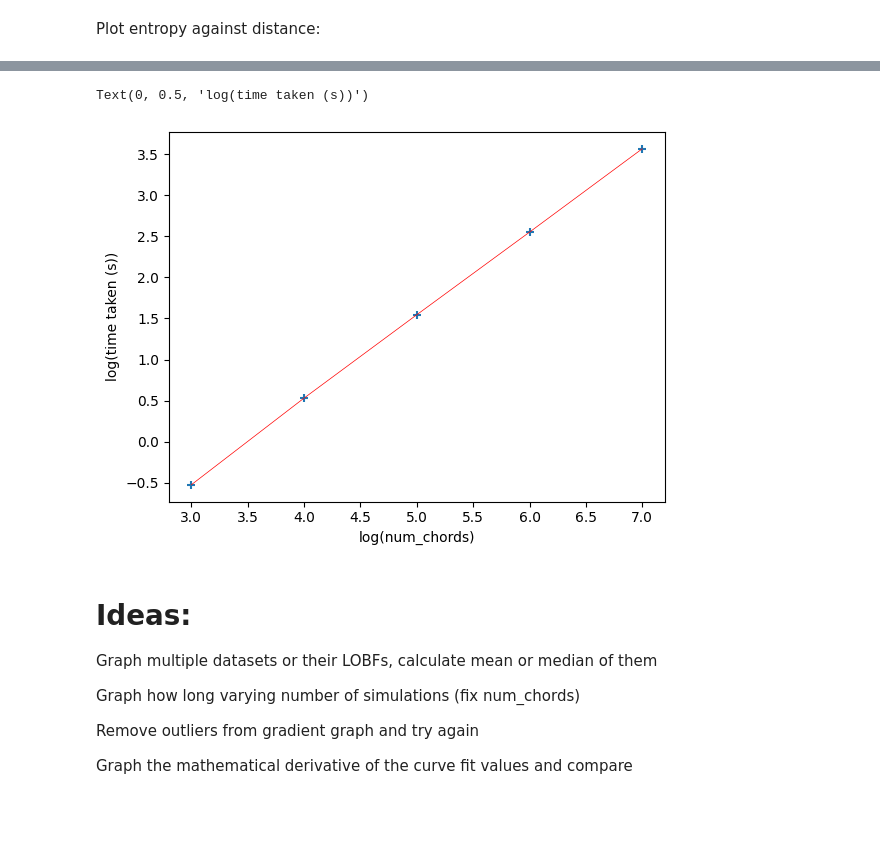
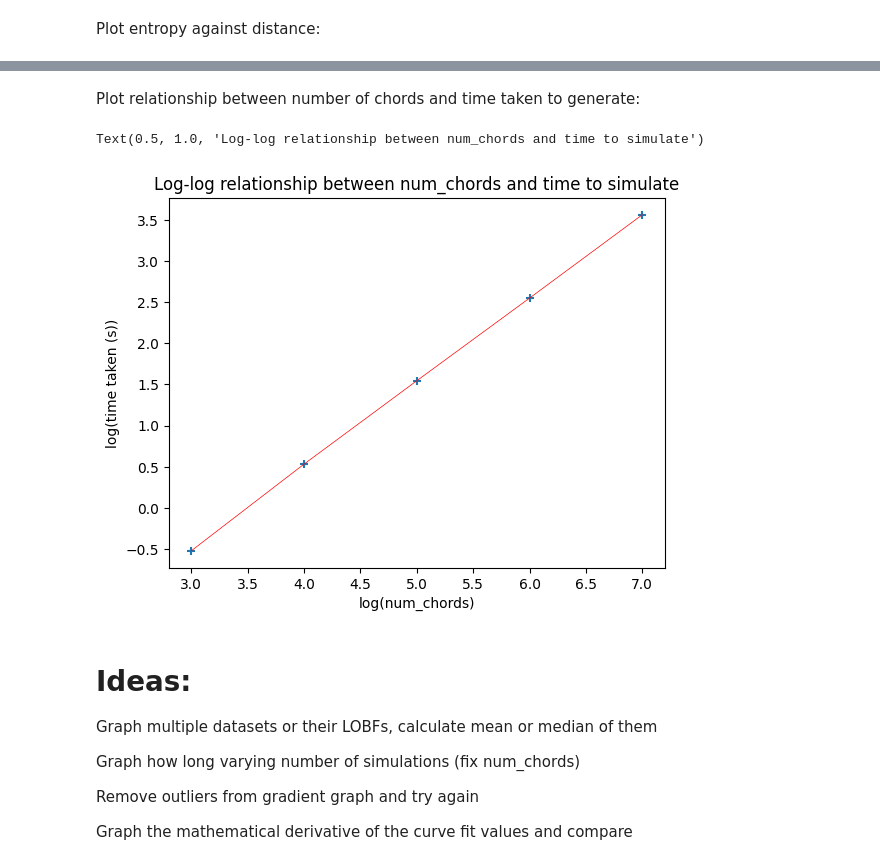
Before and after one commit to joshuamckean/prbx-code-jm, a Jupyter notebook: Code/Graphs.ipynb, the cells around one changed output, grey strips where cells are left out. Drawn from its saved outputs; the diff is of its cells as text; code cells hidden in the pictures; blank space fills up the shorter version.

Commit message:
Added analysis of noise data, other small changes

```diff
--- a/Code/Graphs.ipynb
+++ b/Code/Graphs.ipynb
@@ -59,0 +64,12 @@ Plot gradient against distance:
+# %%
+with open("vary_num_chords_noise.txt") as noise_data:
+    noise_data_list = noise_data.read().splitlines()
+noise_x,noise_y = [],[]
+for val in noise_data_list:
+    noise_x.append(np.log10(int(val.split(",")[1])))
+    noise_y.append(np.log10(float(val.split(",")[0])))
+
+plt.scatter(noise_x,noise_y,marker='+')
+plt.plot(noise_x,noise_y,"red",linewidth=0.5)
+plt.xlabel("log(num_chords)")
+plt.ylabel("log(standard deviation)")
@@ -186,18 +229,21 @@ The gradient of the ln-ln plot is -2.235383985
+# %% [markdown]
+Plot relationship between number of chords and time taken to generate:
 # %%
 with open("vary_num_chords.txt") as chords_data:
     chords_data_list = chords_data.read().splitlines()
 chords_x,chords_y = [],[]
 for val in chords_data_list:
     chords_x.append(np.log10(int(val.split(",")[0])))
     chords_y.append(np.log10(float(val.split(",")[1])))
 
 plt.scatter(chords_x,chords_y,marker="+")
 plt.plot(chords_x,chords_y,"red",linewidth=0.5)
 plt.xlabel("log(num_chords)")
 plt.ylabel("log(time taken (s))")
+plt.title("Log-log relationship between num_chords and time to simulate")
 # %% [output]
-Text(0, 0.5, 'log(time taken (s))')
+Text(0.5, 1.0, 'Log-log relationship between num_chords and time to simulate')
-[figure, old version]
+[figure, new version]
 # %% [markdown]
 # Ideas:
 
```
Also changed, not shown: parts of 21 cells of this notebook, 3 other files.
